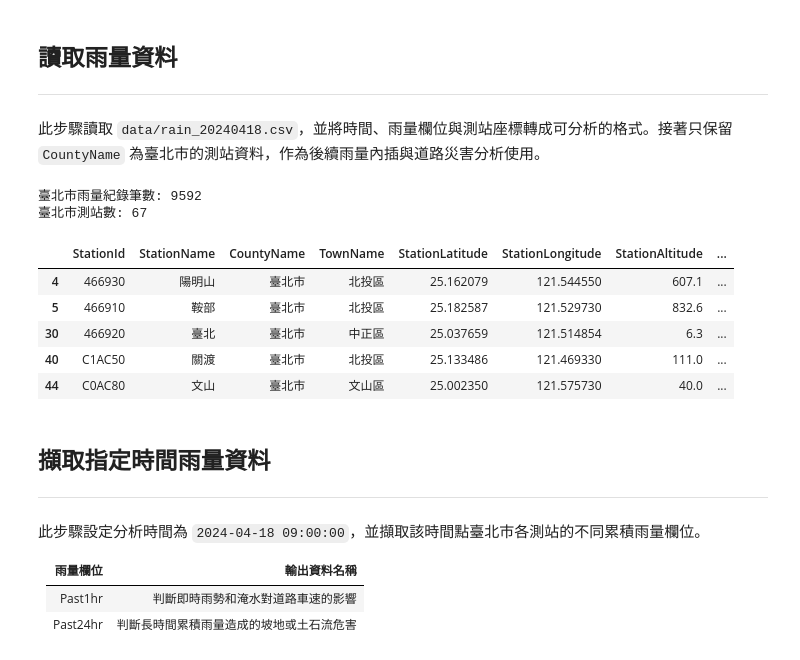
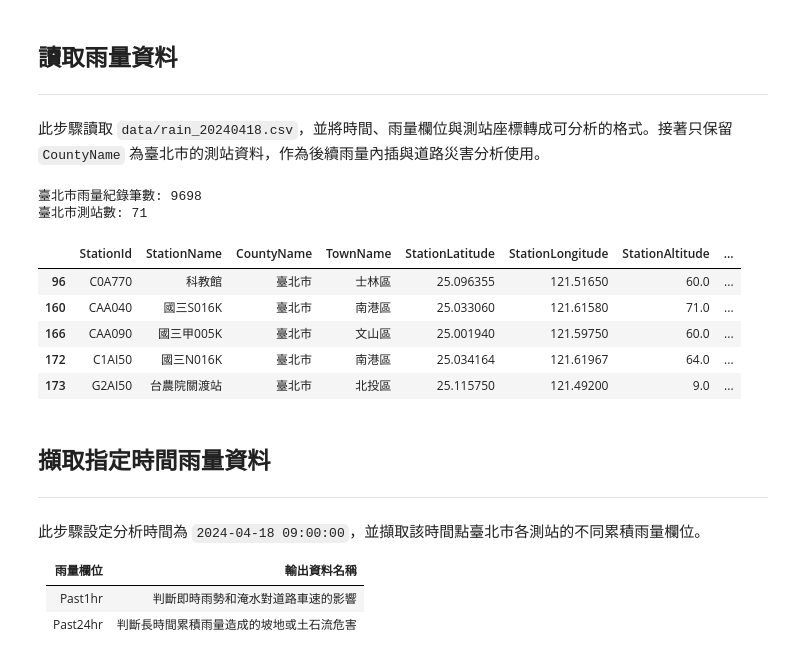
Before and after one commit to Chuang-ben/Final_project, a Jupyter notebook: final_02_post.ipynb, the cells around one changed output. Drawn from its saved outputs; the diff is of its cells as text; code cells hidden in the pictures.

```diff
--- a/final_02_post.ipynb
+++ b/final_02_post.ipynb
@@ -149,7 +149,7 @@ Taipei boundary: 12 EPSG:3826
 from pathlib import Path
 import pandas as pd
 
-rain_path = Path("data/rain_20240710.csv")
+rain_path = Path("data/rain_20240418.csv")
 
 # 讀取雨量資料
 rain = pd.read_csv(rain_path, encoding="utf-8-sig")
@@ -163,40 +163,40 @@ rain_cols = [
     "Past1hr",
     "Past10Min",
     "Past3hr",
     "Past6hr",
     "Past12hr",
     "Past24hr",
     "NOW",
     "Past2days",
     "Past3days",
 ]
 
 num_cols = [
     "StationLatitude",
     "StationLongitude",
     "StationAltitude",
     *rain_cols,
 ]
 
 for col in num_cols:
     rain[col] = pd.to_numeric(rain[col], errors="coerce")
 
 # 只保留臺北市資料
 rain_tp = rain[rain["CountyName"].isin(["臺北市", "台北市"])].copy()
 
 print("臺北市雨量紀錄筆數:", len(rain_tp))
 print("臺北市測站數:", rain_tp["StationId"].nunique())
 
 display(rain_tp.head())
 # %% [output]
-臺北市雨量紀錄筆數: 9592
-臺北市測站數: 67
+臺北市雨量紀錄筆數: 9698
+臺北市測站數: 71
 |  | StationId | StationName | CountyName | TownName | StationLatitude | StationLongitude | StationAltitude | ... |
-| 4 | 466930 | 陽明山 | 臺北市 | 北投區 | 25.162079 | 121.544550 | 607.1 | ... |
-| 5 | 466910 | 鞍部 | 臺北市 | 北投區 | 25.182587 | 121.529730 | 832.6 | ... |
-| 30 | 466920 | 臺北 | 臺北市 | 中正區 | 25.037659 | 121.514854 | 6.3 | ... |
-| 40 | C1AC50 | 關渡 | 臺北市 | 北投區 | 25.133486 | 121.469330 | 111.0 | ... |
-| 44 | C0AC80 | 文山 | 臺北市 | 文山區 | 25.002350 | 121.575730 | 40.0 | ... |
+| 96 | C0A770 | 科教館 | 臺北市 | 士林區 | 25.096355 | 121.51650 | 60.0 | ... |
+| 160 | CAA040 | 國三S016K | 臺北市 | 南港區 | 25.033060 | 121.61580 | 71.0 | ... |
+| 166 | CAA090 | 國三甲005K | 臺北市 | 文山區 | 25.001940 | 121.59750 | 60.0 | ... |
+| 172 | C1AI50 | 國三N016K | 臺北市 | 南港區 | 25.034164 | 121.61967 | 64.0 | ... |
+| 173 | G2AI50 | 台農院關渡站 | 臺北市 | 北投區 | 25.115750 | 121.49200 | 9.0 | ... |
 # %% [markdown]
 ## 擷取指定時間雨量資料
 ---
```
Also changed, not shown: parts of 1 cell of this notebook, 1 other file.
